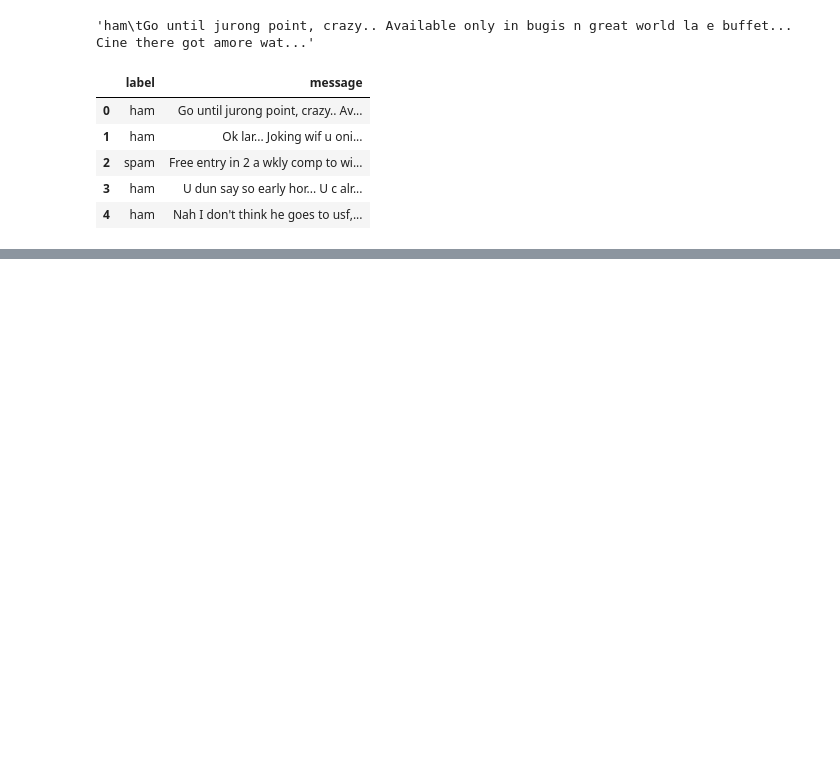
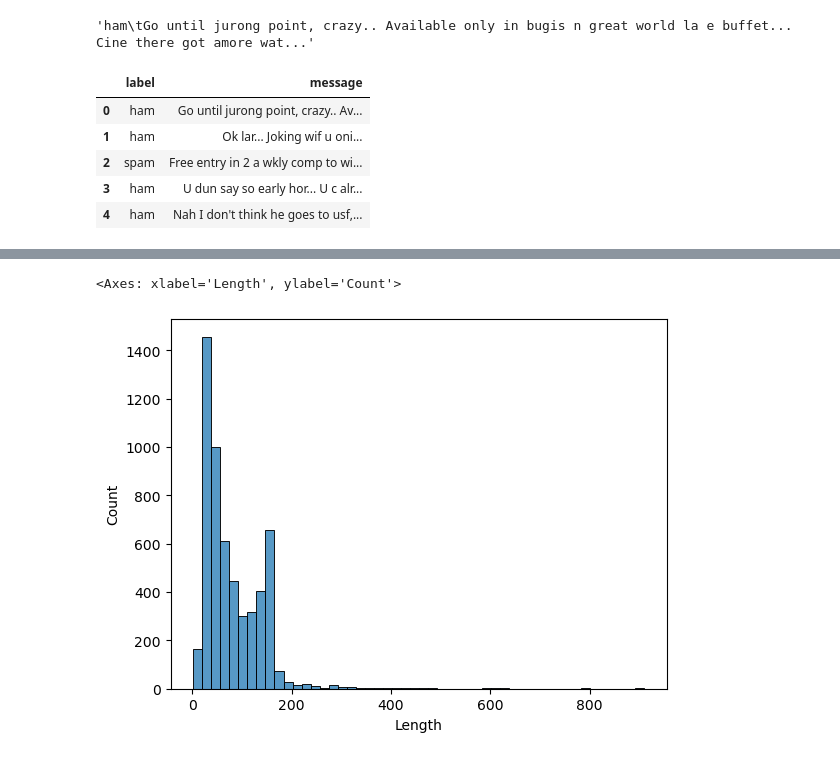
Before and after one commit to AshikurIST/Natural-Language-Processing, a Jupyter notebook: Natural Language Processing.ipynb, the cells around one changed output, grey strips where cells are left out. Drawn from its saved outputs; the diff is of its cells as text; code cells hidden in the pictures; blank space fills up the shorter version.

```diff
--- a/Natural Language Processing.ipynb
+++ b/Natural Language Processing.ipynb
@@ -94,0 +115,2 @@ messages.head()
+# %%
+messages['Length']=messages['message'].apply(len)
@@ -94,0 +131,5 @@ messages.head()
+# %%
+sns.histplot(messages['Length'],bins=50)
+# %% [output]
+<Axes: xlabel='Length', ylabel='Count'>
+[figure, added]
```
Also changed, not shown: parts of 13 cells of this notebook.
